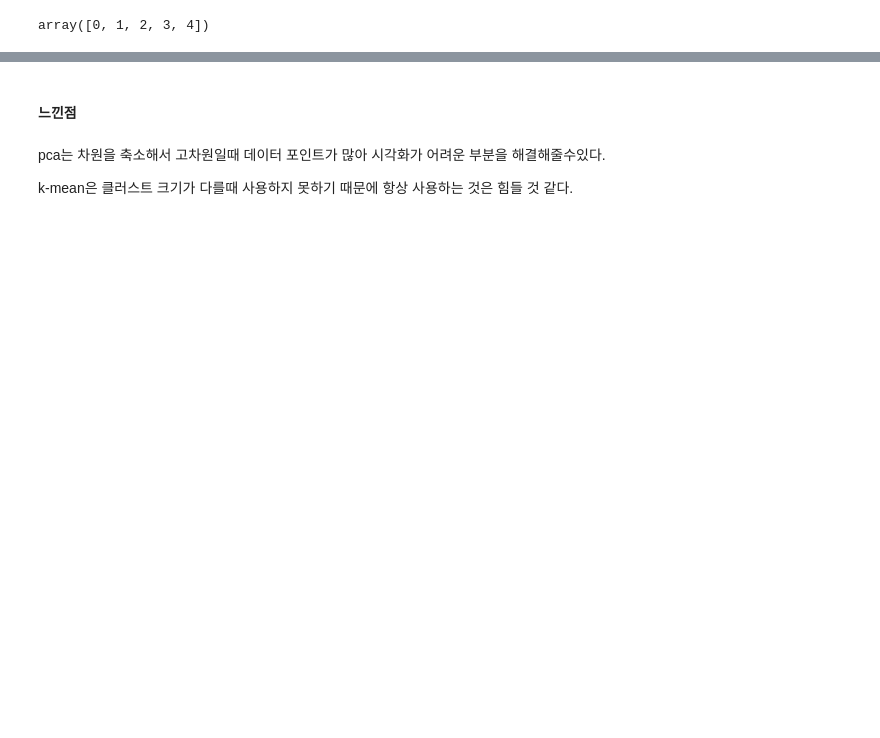
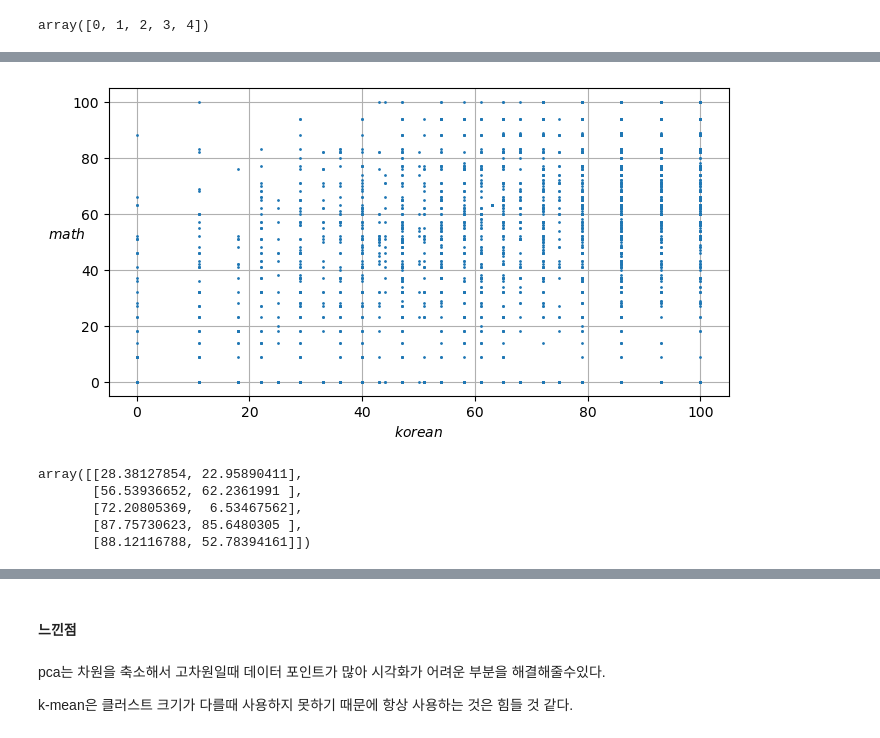
Before and after one commit to jhs9129/Machine-Learning, a Jupyter notebook: clustering.ipynb, the cells around one changed output, grey strips where cells are left out. Drawn from its saved outputs; the diff is of its cells as text; code cells hidden in the pictures; blank space fills up the shorter version.

```diff
--- a/clustering.ipynb
+++ b/clustering.ipynb
@@ -425,0 +440,21 @@ plt.show()
+# %%
+middle1_score_df = pd.read_csv('./datasets/중1_밀크T중학_AI진단평가_개인별전과목점수.csv',index_col=0)
+X = middle1_score_df.drop(columns =['영어','과학','사회','역사'])
+# %%
+X = X[['국어','수학']].dropna()
+# %%
+X = X.to_numpy()
+# %%
+def plot_clusters(X, y=None):
+    plt.scatter(X[:, 0], X[:, 1], c=y, s=1)
+    plt.xlabel("$korean$")
+    plt.ylabel("$math$", rotation=0)
+
+plt.figure(figsize=(8, 4))
+plot_clusters(X)
+plt.gca().set_axisbelow(True)
+plt.grid()
+# save_fig("blobs_plot")
+plt.show()
+# %% [output]
+[figure, added]
@@ -425,0 +465,8 @@ plt.show()
+# %%
+kmeans.cluster_centers_
+# %% [output]
+array([[28.38127854, 22.95890411],
+       [56.53936652, 62.2361991 ],
+       [72.20805369,  6.53467562],
+       [87.75730623, 85.6480305 ],
+       [88.12116788, 52.78394161]])
```
Also changed, not shown: parts of 26 cells of this notebook.
